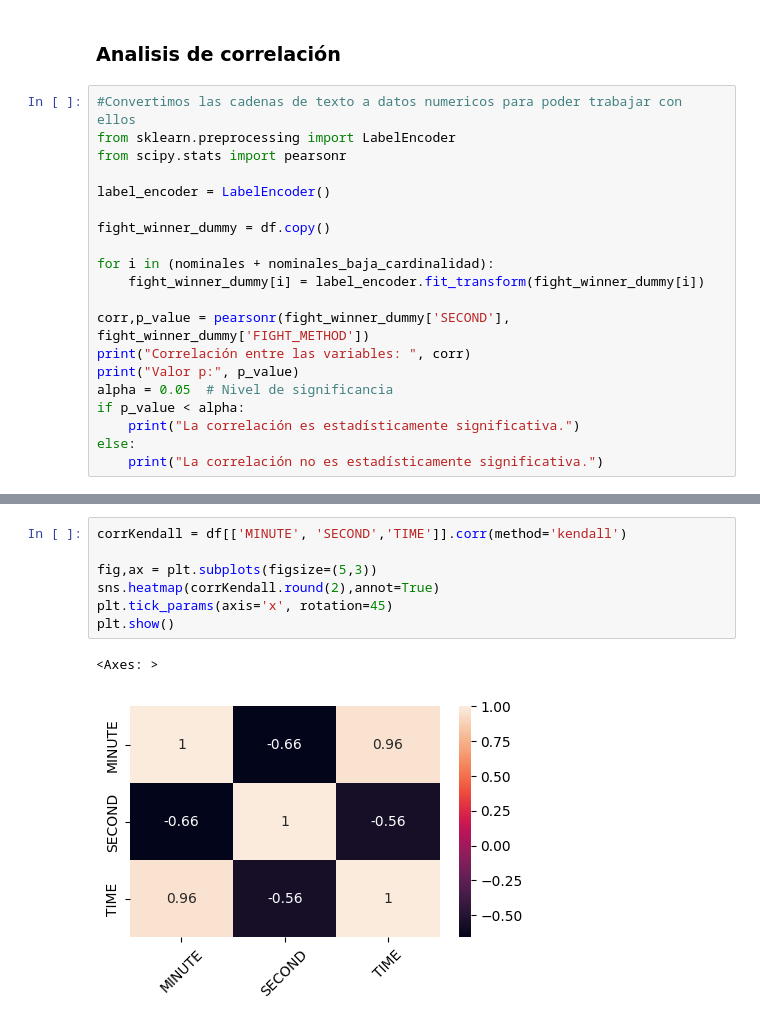
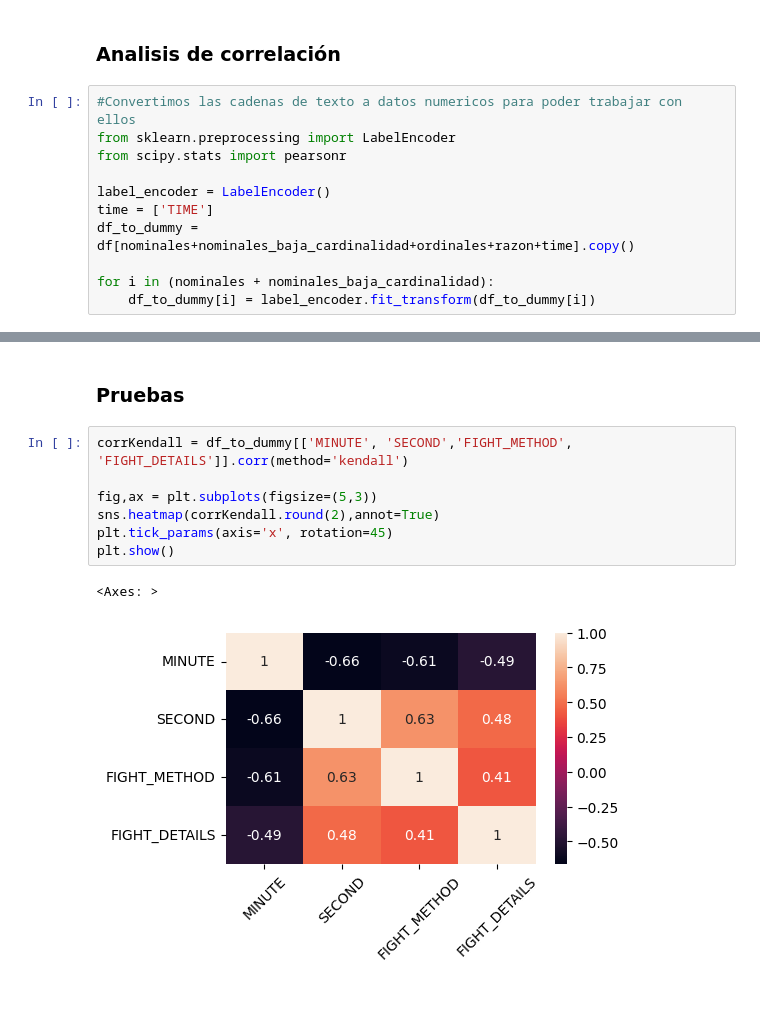
Before and after one commit to YaotecatlMtz/analisisUFC, a Jupyter notebook: Bivariado.ipynb, the cells around one changed output, grey strips where cells are left out. Cells and saved outputs as stored; diff of their text form; blank space fills up the shorter version.

```diff
--- a/Bivariado.ipynb
+++ b/Bivariado.ipynb
@@ -145,17 +147,8 @@ from sklearn.preprocessing import LabelEncoder
 from scipy.stats import pearsonr
 
 label_encoder = LabelEncoder()
-
-fight_winner_dummy = df.copy()
+time = ['TIME']
+df_to_dummy = df[nominales+nominales_baja_cardinalidad+ordinales+razon+time].copy()
 
 for i in (nominales + nominales_baja_cardinalidad):
-    fight_winner_dummy[i] = label_encoder.fit_transform(fight_winner_dummy[i])
-
-corr,p_value = pearsonr(fight_winner_dummy['SECOND'], fight_winner_dummy['FIGHT_METHOD'])
-print("Correlación entre las variables: ", corr)
-print("Valor p:", p_value)
-alpha = 0.05  # Nivel de significancia
-if p_value < alpha:
-    print("La correlación es estadísticamente significativa.")
-else:
-    print("La correlación no es estadísticamente significativa.")
+    df_to_dummy[i] = label_encoder.fit_transform(df_to_dummy[i])
@@ -181,10 +196,12 @@ KeyboardInterrupt:
+# %% [markdown]
+### Pruebas
 # %%
-corrKendall = df[['MINUTE', 'SECOND','TIME']].corr(method='kendall')
+corrKendall = df_to_dummy[['MINUTE', 'SECOND','FIGHT_METHOD', 'FIGHT_DETAILS']].corr(method='kendall')
 
 fig,ax = plt.subplots(figsize=(5,3))
 sns.heatmap(corrKendall.round(2),annot=True)
 plt.tick_params(axis='x', rotation=45)
 plt.show()
 # %% [output]
 <Axes: >
-[figure, old version]
+[figure, new version]
```
Also changed, not shown: parts of 7 cells of this notebook, 2 other files.
